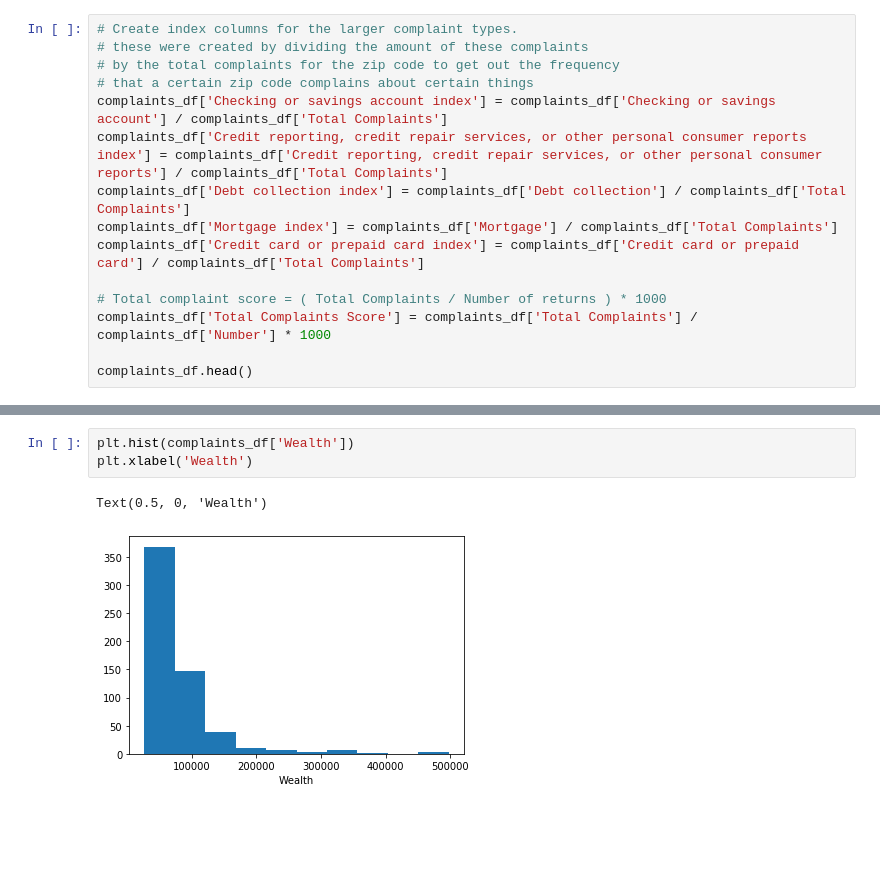
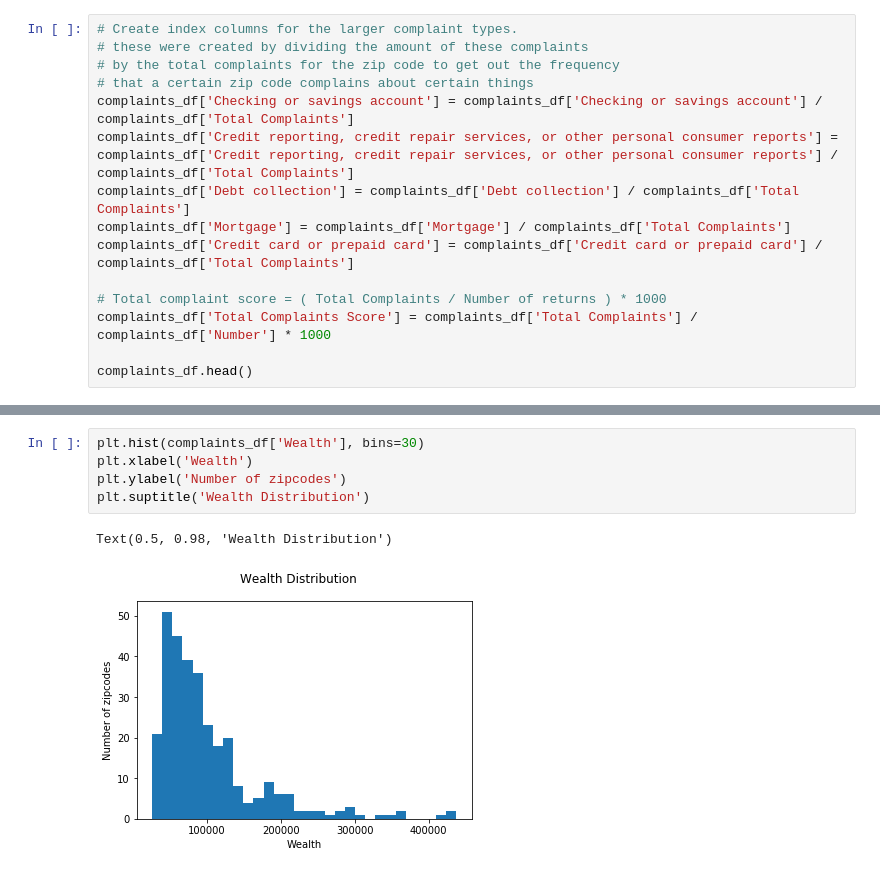
Before and after one commit to jmdangelo/Cogs108-Final-Project, a Jupyter notebook: FinalProject.ipynb, the cells around one changed output, grey strips where cells are left out. Saved outputs shown, nothing was run; the diff lists cells and outputs as text; blank space fills up the shorter version.

```diff
--- a/FinalProject.ipynb
+++ b/FinalProject.ipynb
@@ -228,11 +360,11 @@ complaints_df.head()
 # these were created by dividing the amount of these complaints
 # by the total complaints for the zip code to get out the frequency
 # that a certain zip code complains about certain things
-complaints_df['Checking or savings account index'] = complaints_df['Checking or savings account'] / complaints_df['Total Complaints']
-complaints_df['Credit reporting, credit repair services, or other personal consumer reports index'] = complaints_df['Credit reporting, credit repair services, or other personal consumer reports'] / complaints_df['Total Complaints']
-complaints_df['Debt collection index'] = complaints_df['Debt collection'] / complaints_df['Total Complaints']
-complaints_df['Mortgage index'] = complaints_df['Mortgage'] / complaints_df['Total Complaints']
-complaints_df['Credit card or prepaid card index'] = complaints_df['Credit card or prepaid card'] / complaints_df['Total Complaints']
+complaints_df['Checking or savings account'] = complaints_df['Checking or savings account'] / complaints_df['Total Complaints']
+complaints_df['Credit reporting, credit repair services, or other personal consumer reports'] = complaints_df['Credit reporting, credit repair services, or other personal consumer reports'] / complaints_df['Total Complaints']
+complaints_df['Debt collection'] = complaints_df['Debt collection'] / complaints_df['Total Complaints']
+complaints_df['Mortgage'] = complaints_df['Mortgage'] / complaints_df['Total Complaints']
+complaints_df['Credit card or prepaid card'] = complaints_df['Credit card or prepaid card'] / complaints_df['Total Complaints']
 
 # Total complaint score = ( Total Complaints / Number of returns ) * 1000
 complaints_df['Total Complaints Score'] = complaints_df['Total Complaints'] / complaints_df['Number'] * 1000
@@ -248,7 +385,9 @@ complaints_df.head()
 # %%
-plt.hist(complaints_df['Wealth'])
+plt.hist(complaints_df['Wealth'], bins=30)
 plt.xlabel('Wealth')
+plt.ylabel('Number of zipcodes')
+plt.suptitle('Wealth Distribution')
 # %% [output]
-Text(0.5, 0, 'Wealth')
+Text(0.5, 0.98, 'Wealth Distribution')
-[figure, old version]
+[figure, new version]
 # %%
```
Also changed, not shown: parts of 81 cells of this notebook, 1 other file.
